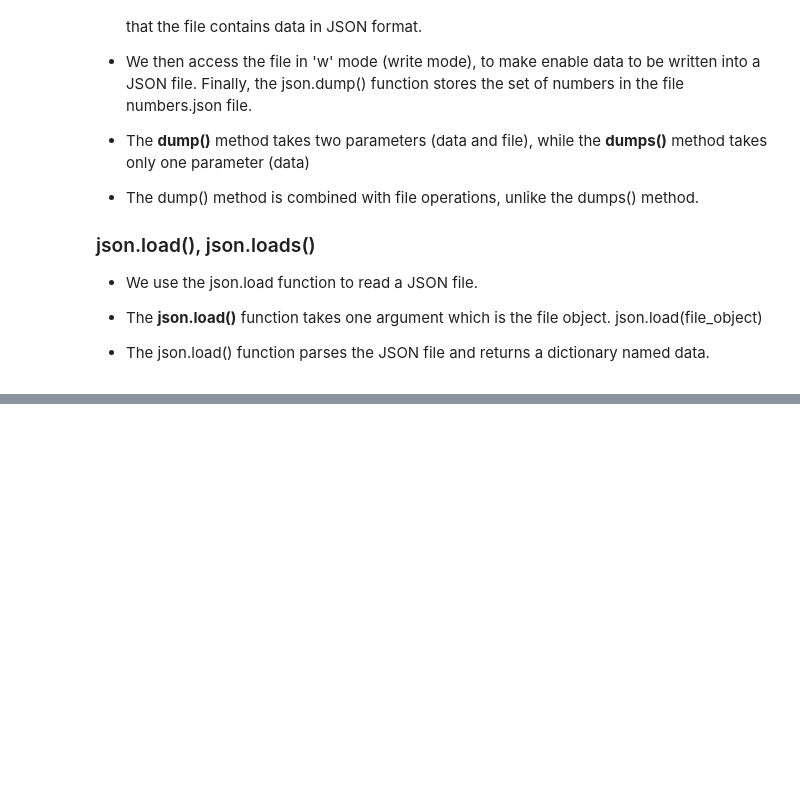
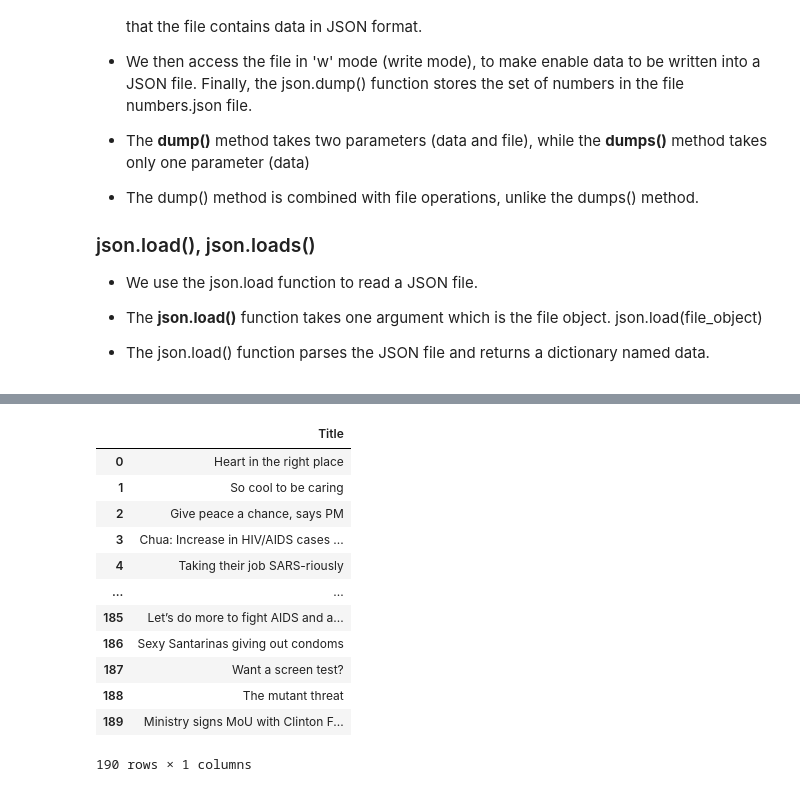
Before and after one commit to sasikala07/DataScience-Portfolio, a Jupyter notebook: Python_Data_Scraping/Article_scraping.ipynb, the cells around one changed output, grey strips where cells are left out. Saved outputs shown, nothing was run; the diff lists cells and outputs as text; code cells hidden in the pictures; blank space fills up the shorter version.

```diff
--- a/Python_Data_Scraping/Article_scraping.ipynb
+++ b/Python_Data_Scraping/Article_scraping.ipynb
@@ -170,0 +122,18 @@ article_Date
+# %%
+df=pd.Series(article_title.values.ravel('F'))
+df=pd.DataFrame(df,columns=['Title'])
+df
+# %% [output]
+|  | Title |
+| 0 | Heart in the right place |
+| 1 | So cool to be caring |
+| 2 | Give peace a chance, says PM |
+| 3 | Chua: Increase in HIV/AIDS cases ... |
+| 4 | Taking their job SARS-riously |
+| ... | ... |
+| 185 | Let’s do more to fight AIDS and a... |
+| 186 | Sexy Santarinas giving out condoms |
+| 187 | Want a screen test? |
+| 188 | The mutant threat |
+| 189 | Ministry signs MoU with Clinton F... |
+190 rows × 1 columns
```
Also changed, not shown: parts of 9 cells of this notebook.
